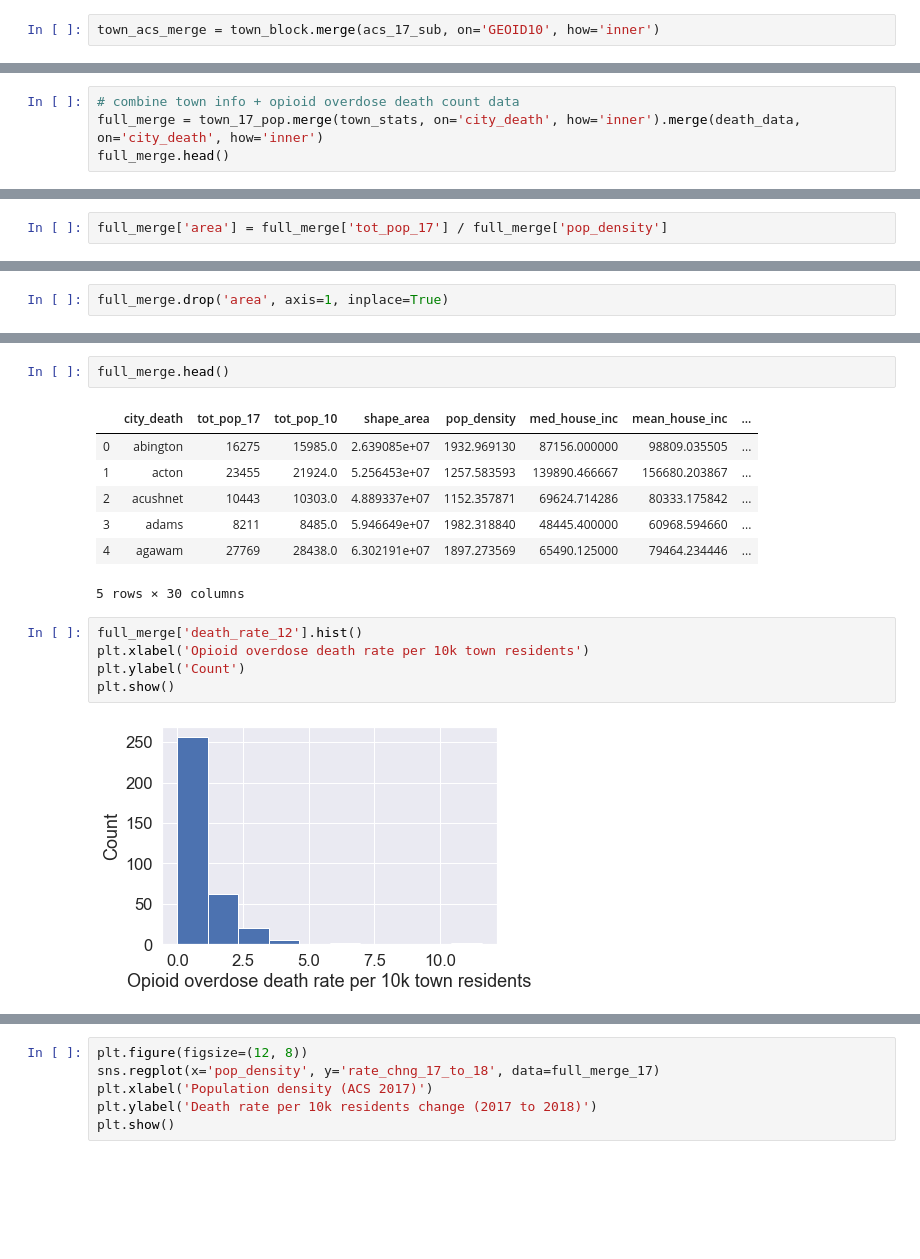
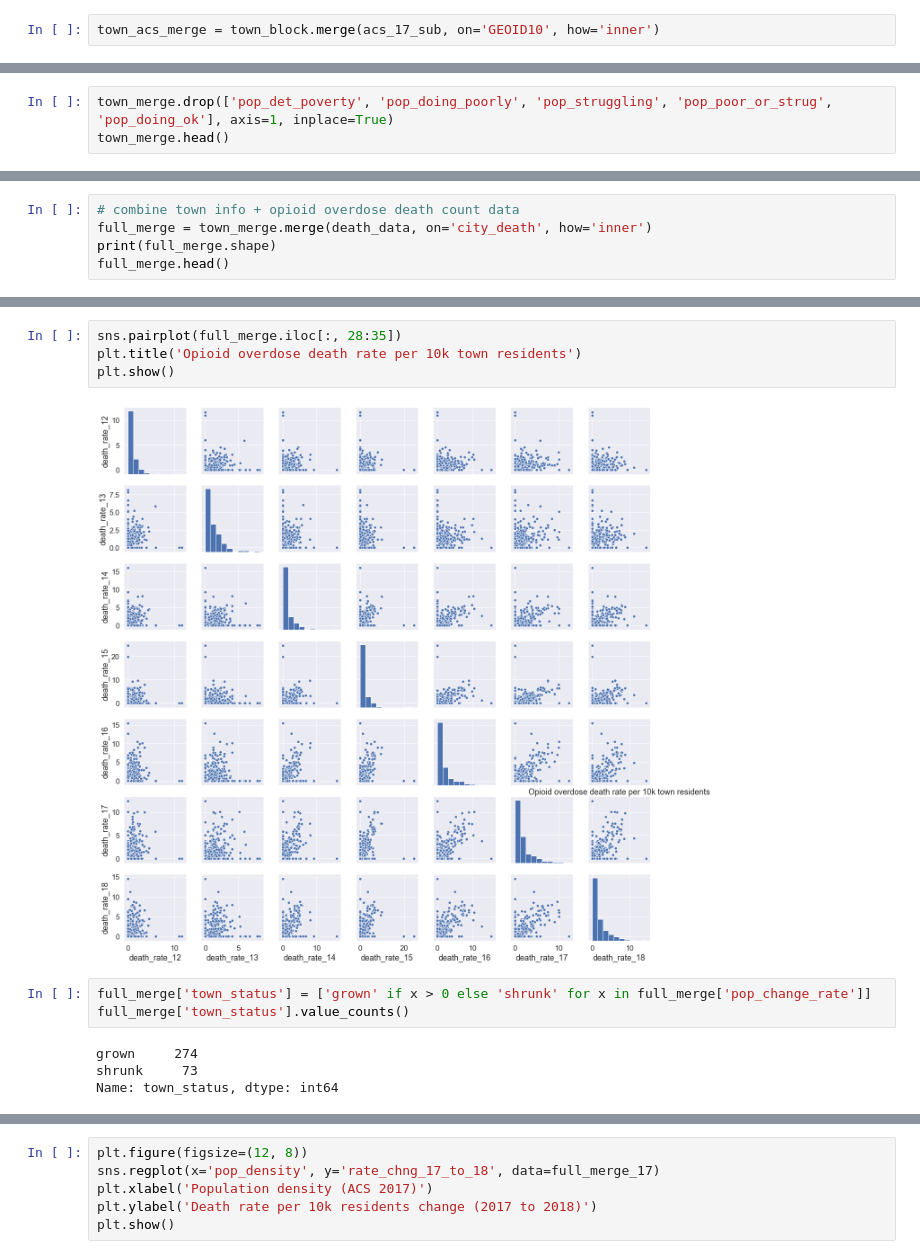
Before and after one commit to darya-akimova/biobot_insight_project, a Jupyter notebook: code/cleaning_and_eda/overdose_death_and_acs_data_prep_for_modeling.ipynb, the cells around one changed output, grey strips where cells are left out. Drawn from its saved outputs; the diff is of its cells as text; blank space fills up the shorter version.

```diff
--- a/code/cleaning_and_eda/overdose_death_and_acs_data_prep_for_modeling.ipynb
+++ b/code/cleaning_and_eda/overdose_death_and_acs_data_prep_for_modeling.ipynb
@@ -236,0 +395,3 @@ town_stats.head()
+# %%
+town_merge.drop(['pop_det_poverty', 'pop_doing_poorly', 'pop_struggling', 'pop_poor_or_strug', 'pop_doing_ok'], axis=1, inplace=True)
+town_merge.head()
@@ -237,5 +417,6 @@ town_stats.head()
 # %%
 # combine town info + opioid overdose death count data
-full_merge = town_17_pop.merge(town_stats, on='city_death', how='inner').merge(death_data, on='city_death', how='inner')
+full_merge = town_merge.merge(death_data, on='city_death', how='inner')
+print(full_merge.shape)
 full_merge.head()
 # %% [output]
@@ -248,2 +430,0 @@ full_merge.head()
-# %%
-full_merge['area'] = full_merge['tot_pop_17'] / full_merge['pop_density']
@@ -255,2 +430,0 @@ sns.regplot(x='shape_area', y='area', data=full_merge)
-# %%
-full_merge.drop('area', axis=1, inplace=True)
@@ -291,17 +470,13 @@ full_merge['death_rate_18'] = (full_merge['2018'] / full_merge['tot_pop_18']) *
-# %%
-full_merge.head()
-# %% [output]
-|  | city_death | tot_pop_17 | tot_pop_10 | shape_area | pop_density | med_house_inc | mean_house_inc | ... |
-| 0 | abington | 16275 | 15985.0 | 2.639085e+07 | 1932.969130 | 87156.000000 | 98809.035505 | ... |
-| 1 | acton | 23455 | 21924.0 | 5.256453e+07 | 1257.583593 | 139890.466667 | 156680.203867 | ... |
-| 2 | acushnet | 10443 | 10303.0 | 4.889337e+07 | 1152.357871 | 69624.714286 | 80333.175842 | ... |
-| 3 | adams | 8211 | 8485.0 | 5.946649e+07 | 1982.318840 | 48445.400000 | 60968.594660 | ... |
-| 4 | agawam | 27769 | 28438.0 | 6.302191e+07 | 1897.273569 | 65490.125000 | 79464.234446 | ... |
-5 rows × 30 columns
 # %%
-full_merge['death_rate_12'].hist()
-plt.xlabel('Opioid overdose death rate per 10k town residents')
-plt.ylabel('Count')
+sns.pairplot(full_merge.iloc[:, 28:35])
+plt.title('Opioid overdose death rate per 10k town residents')
 plt.show()
 # %% [output]
-[figure, old version]
+[figure, new version]
+# %%
+full_merge['town_status'] = ['grown' if x > 0 else 'shrunk' for x in full_merge['pop_change_rate']]
+full_merge['town_status'].value_counts()
+# %% [output]
+grown     274
+shrunk     73
+Name: town_status, dtype: int64
```
Also changed, not shown: parts of 63 cells of this notebook, 5 other files.
